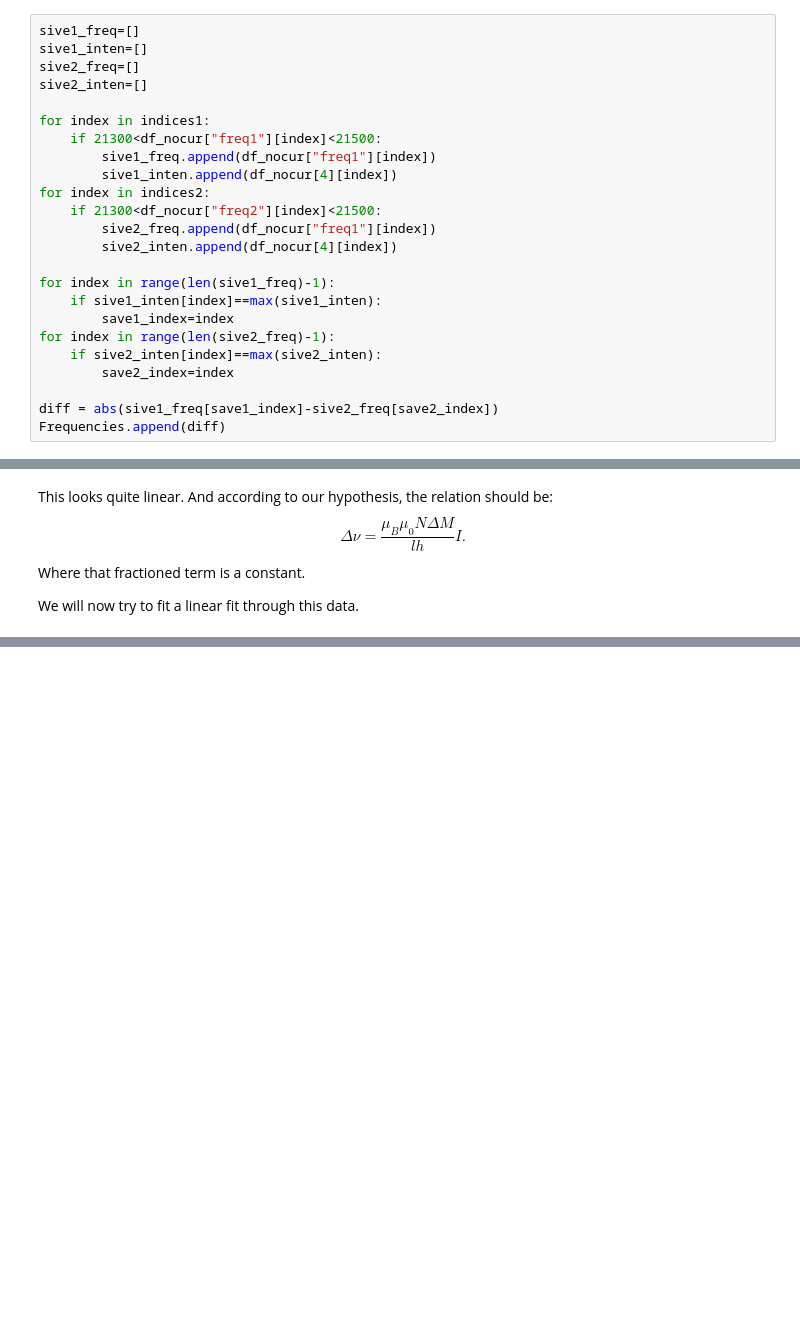
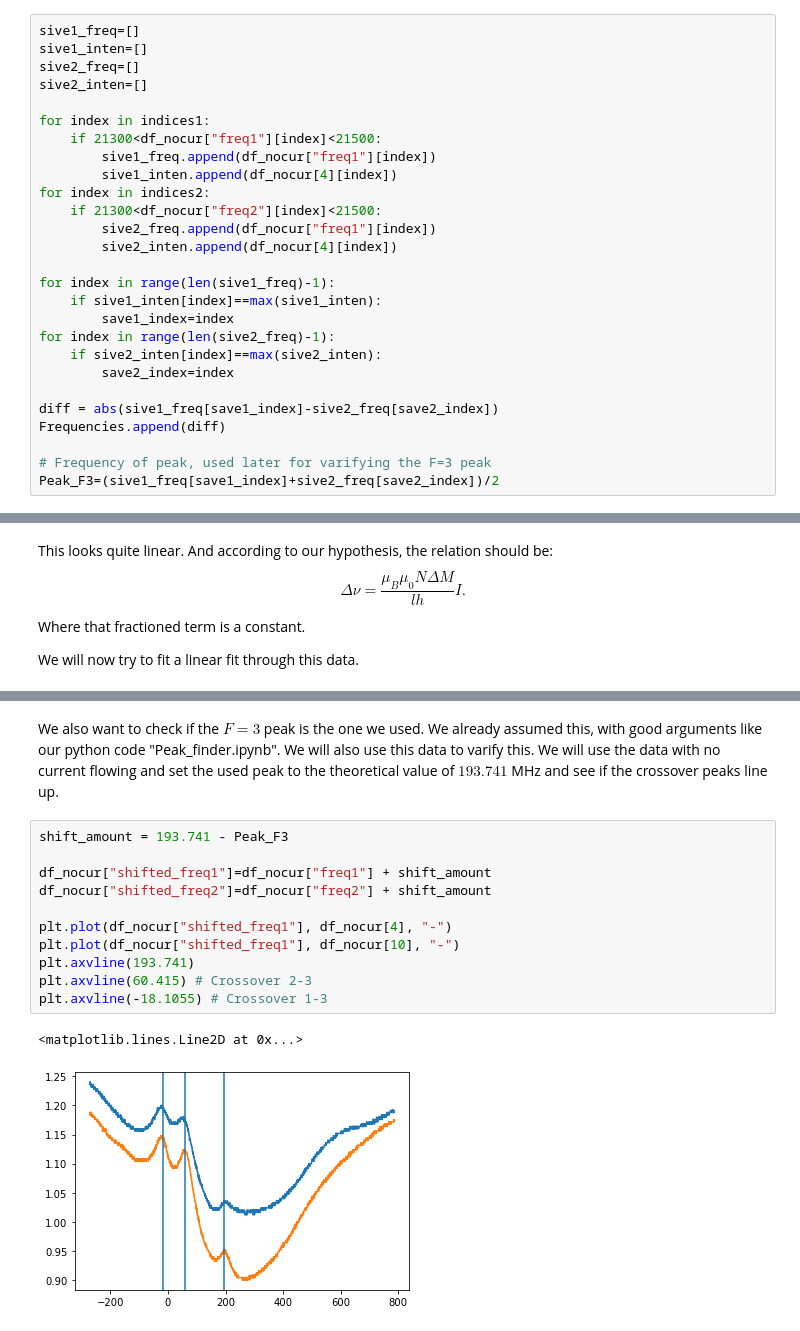
Before and after one commit to Rikkertttt/Rubidium-Spectroscopy, a Jupyter notebook: endfile.ipynb, the cells around one changed output, grey strips where cells are left out. Saved outputs shown, nothing was run; the diff lists cells and outputs as text; blank space fills up the shorter version.

```diff
--- a/endfile.ipynb
+++ b/endfile.ipynb
@@ -192,6 +196,9 @@ for index in range(len(sive2_freq)-1):
 
 diff = abs(sive1_freq[save1_index]-sive2_freq[save2_index])
 Frequencies.append(diff)
+
+# Frequency of peak, used later for varifying the F=3 peak
+Peak_F3=(sive1_freq[save1_index]+sive2_freq[save2_index])/2
 # %%
 # Now data with about 1 Ampere
 df_1Amp =  pd.read_csv('Data 01-12-23/0.105Amp_Data.csv', header=None, usecols=[3,4,9,10])
@@ -573,0 +595,16 @@ SyntaxError: invalid syntax (2217110932.py, line 5)
+# %% [markdown]
+We also want to check if the $F=3$ peak is the one we used. We already assumed this, with good arguments like our python code "Peak_finder.ipynb". We will also use this data to varify this. We will use the data with no current flowing and set the used peak to the theoretical value of $193.741$ MHz and see if the crossover peaks line up.
+# %%
+shift_amount = 193.741 - Peak_F3
+
+df_nocur["shifted_freq1"]=df_nocur["freq1"] + shift_amount
+df_nocur["shifted_freq2"]=df_nocur["freq2"] + shift_amount
+
+plt.plot(df_nocur["shifted_freq1"], df_nocur[4], "-")
+plt.plot(df_nocur["shifted_freq1"], df_nocur[10], "-")
+plt.axvline(193.741)
+plt.axvline(60.415) # Crossover 2-3
+plt.axvline(-18.1055) # Crossover 1-3
+# %% [output]
+<matplotlib.lines.Line2D at 0x...>
+[figure, added]
```
Also changed, not shown: parts of 17 cells of this notebook.
